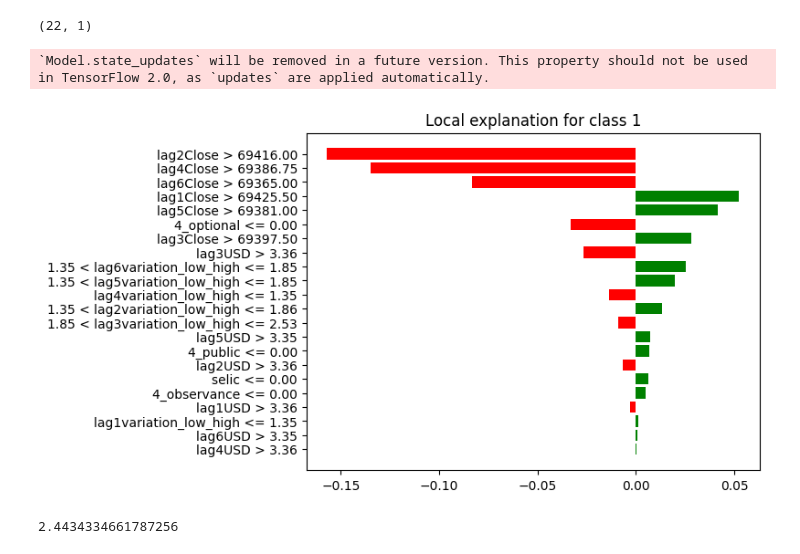
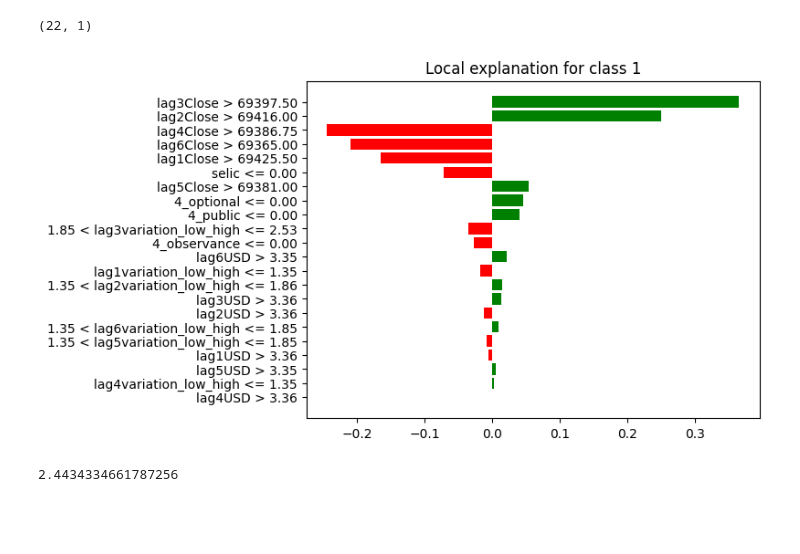
Before and after one commit to marreapato/Forecasting_Paper_XAI, a Jupyter notebook: classification_lime/BILSTM_Models_classification.ipynb, the cells around one changed output. Drawn from its saved outputs; the diff is of its cells as text; code cells hidden in the pictures; blank space fills up the shorter version.

```diff
--- a/classification_lime/BILSTM_Models_classification.ipynb
+++ b/classification_lime/BILSTM_Models_classification.ipynb
@@ -598,17 +595,0 @@ Test Accuracy: 0.5030979
-# %%
-def LSTM_Model(output_window):
-    model = Sequential([
-        tf.keras.layers.Reshape((1, -1)),
-        tf.keras.layers.LSTM(128, activation='relu', input_shape=(trainX.shape[0], trainX.shape[1]), return_sequences=True),
-        tf.keras.layers.Flatten(),
-        tf.keras.layers.Dense(output_window, activation='softmax')
-    ])
-    model.compile(optimizer='adam', loss='categorical_crossentropy', metrics=['accuracy'])
-    return model
-
-
-# trainX = trainX.reshape((trainX.shape[0], trainX.shape[1], 1))
-
-output_window = 2
-lstm_model = LSTM_Model(output_window)
-lstm_model.fit(trainX, trainY, epochs=20, batch_size=64)
@@ -651,12 +613,12 @@ def biLSTM_Model(output_window):
         tf.keras.layers.Flatten(),
         tf.keras.layers.Dense(output_window, activation='softmax')
     ])
-    model.compile(optimizer='adam', loss='categorical_crossentropy', metrics=['accuracy'])
+    model.compile(optimizer='adam', loss='sparse_categorical_crossentropy', metrics=['accuracy'])
     return model
 
 # trainX = trainX.reshape((trainX.shape[0], trainX.shape[1], 1))
 
 output_window = 2
 bilstm_model = biLSTM_Model(output_window)
-bilstm_model.fit(trainX, trainY, epochs=20, batch_size=64)
+bilstm_model.fit(trainX, trainY, epochs=300, batch_size=64, validation_split=0.2, callbacks=[early_stopping])
 # %% [output]
@@ -885,16 +804,15 @@ X_sample.shape
 (22, 1)
 # %%
 # Explicação do modelo usando o explainer do Lime
-explanation1 = explainer.explain_instance(X_sample.reshape(-2),
+explanation1 = explainer.explain_instance(X_sample.reshape(-1),
                                          bilstm_model.predict,
                                          num_features=(22))
 
 # Visualizando a explicação
 fig = explanation1.as_pyplot_figure()
 plt.show()
 # %% [output]
-`Model.state_updates` will be removed in a future version. This property should not be used in TensorFlow 2.0, as `updates` are applied automatically.
-[figure, old version]
+[figure, new version]
 # %%
 scaler.inverse_transform(np.array([0.09,0.44,0,0,0,0,0.42]).reshape(1,-1))[0][0]
 # %% [output]
```
Also changed, not shown: parts of 10 cells of this notebook.
